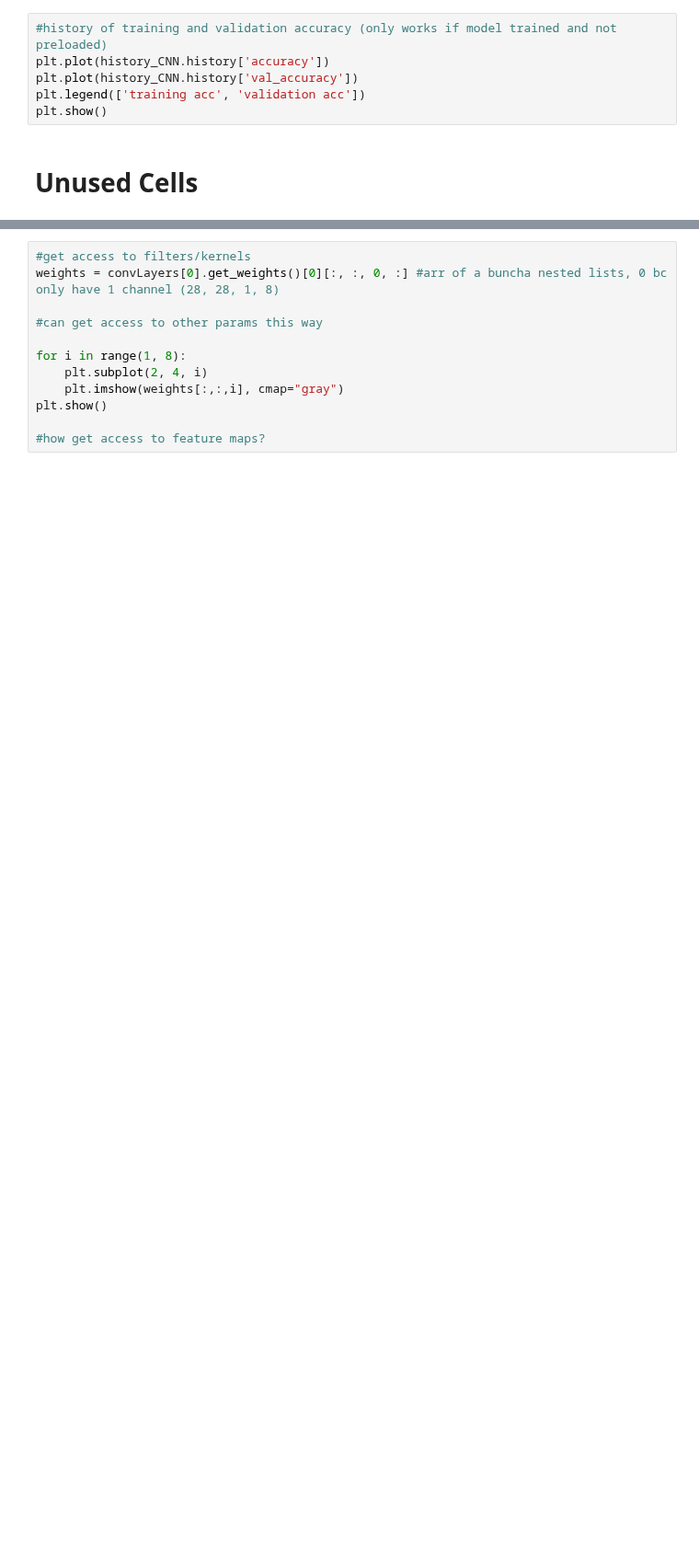
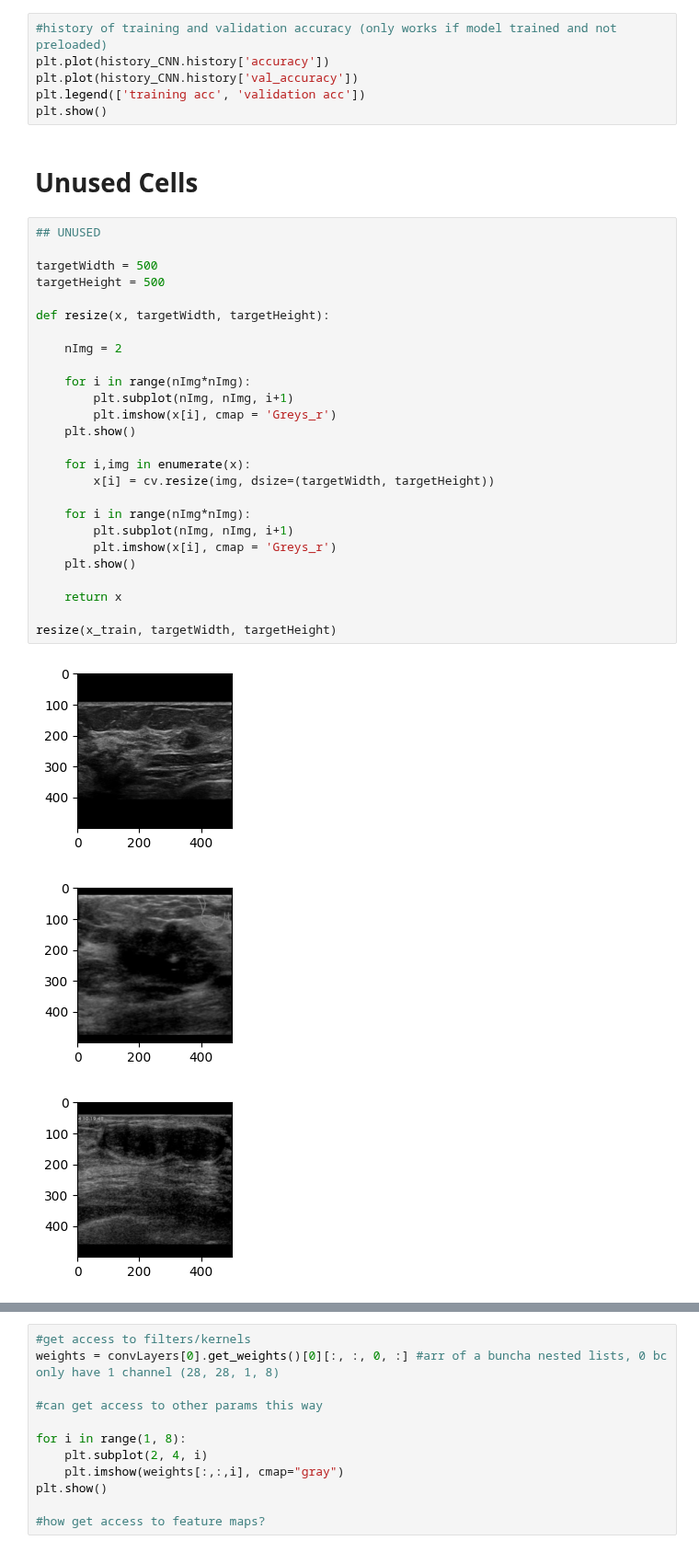
Before and after one commit to SethCram/CS474-Deep-Learning, a Jupyter notebook: HW4/HW4_CNN_Cancer.ipynb, the cells around one changed output, grey strips where cells are left out. Shown at 92% size. Saved outputs shown, nothing was run; the diff lists cells and outputs as text; blank space fills up the shorter version.

```diff
--- a/HW4/HW4_CNN_Cancer.ipynb
+++ b/HW4/HW4_CNN_Cancer.ipynb
@@ -346,3 +469,33 @@ plt.legend(['training acc', 'validation acc'])
 plt.show()
 # %% [markdown]
 # Unused Cells
+# %%
+## UNUSED
+
+targetWidth = 500
+targetHeight = 500
+
+def resize(x, targetWidth, targetHeight):
+
+    nImg = 2
+
+    for i in range(nImg*nImg):
+        plt.subplot(nImg, nImg, i+1)
+        plt.imshow(x[i], cmap = 'Greys_r')
+    plt.show()
+
+    for i,img in enumerate(x):
+        x[i] = cv.resize(img, dsize=(targetWidth, targetHeight))
+
+    for i in range(nImg*nImg):
+        plt.subplot(nImg, nImg, i+1)
+        plt.imshow(x[i], cmap = 'Greys_r')
+    plt.show()
+
+    return x
+
+resize(x_train, targetWidth, targetHeight)
+# %% [output]
+[figure, added]
+[figure, added]
+[figure, added]
```
Also changed, not shown: parts of 10 cells of this notebook.
